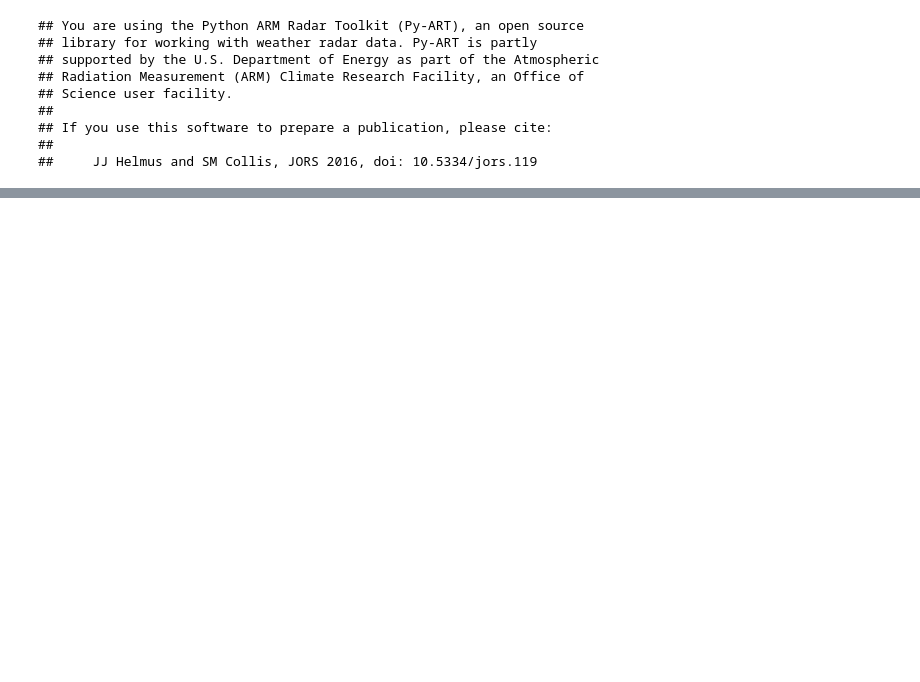
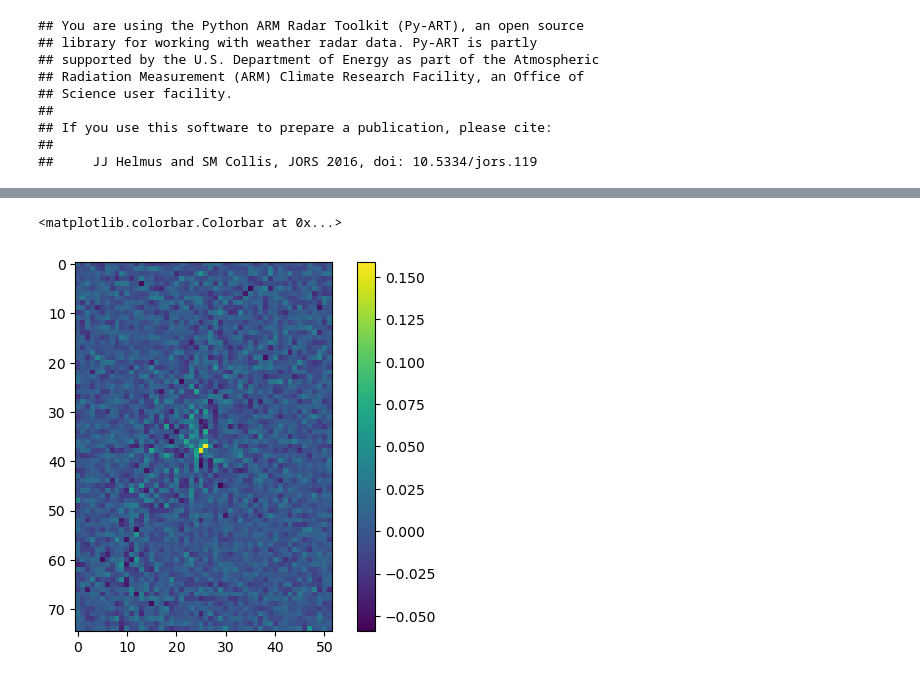
Before and after one commit to THUNER-project/THUNER, a Jupyter notebook: examples/cpol_demo.ipynb, the cells around one changed output, grey strips where cells are left out. Cells and saved outputs as stored; diff of their text form; code cells hidden in the pictures; blank space fills up the shorter version.

```diff
--- a/examples/cpol_demo.ipynb
+++ b/examples/cpol_demo.ipynb
@@ -151,0 +182,2 @@ data_options["cpol"]
+# %%
+box_current = box_current.fillna(0)
@@ -151,0 +188,6 @@ data_options["cpol"]
+# %%
+plt.imshow(correlate.get_cross_covariance(box_previous.fillna(0), box_current.fillna(0)))
+plt.colorbar()
+# %% [output]
+<matplotlib.colorbar.Colorbar at 0x...>
+[figure, added]
```
Also changed, not shown: parts of 18 cells of this notebook, 14 other files.
